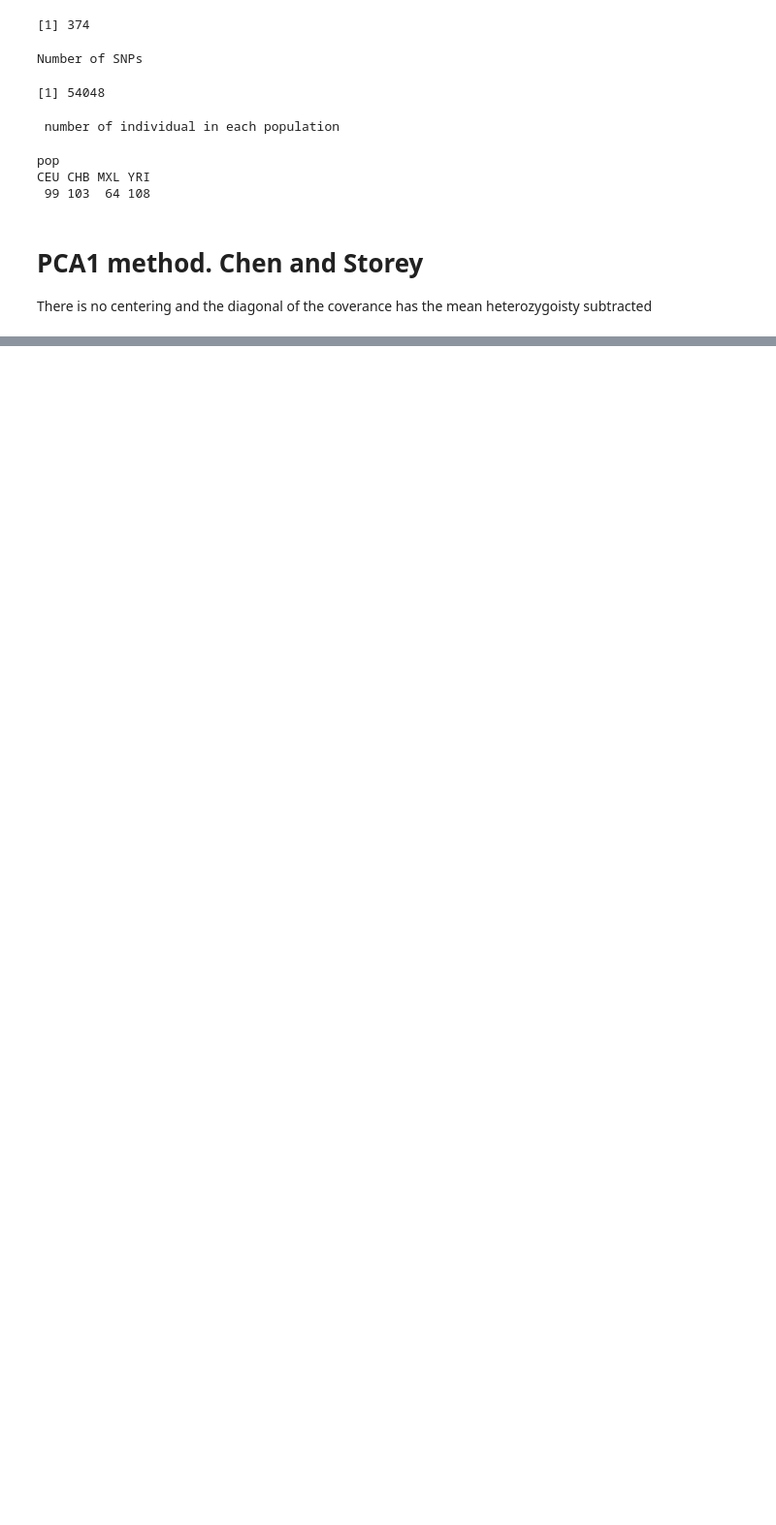
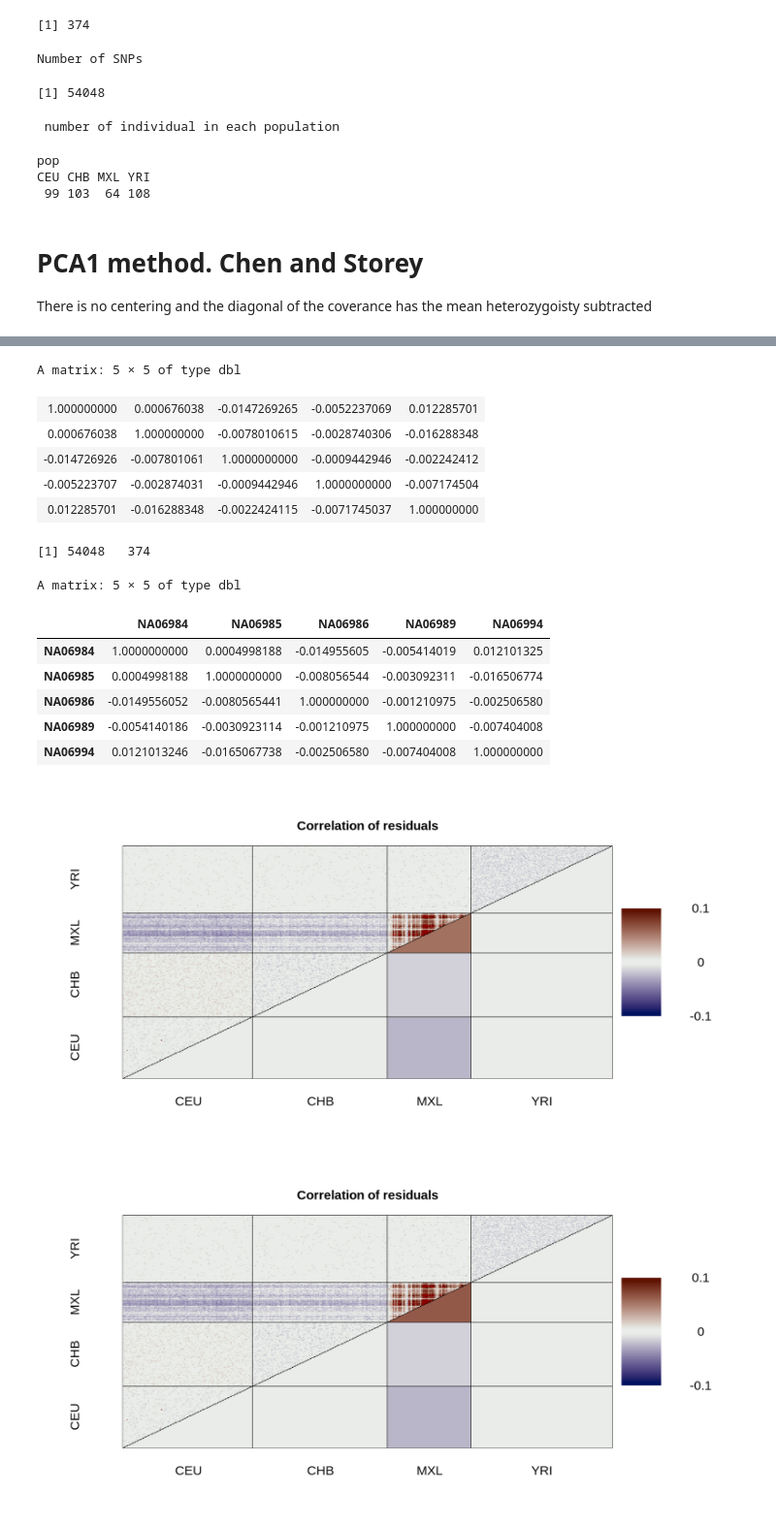
Before and after one commit to popgenDK/evalPopStructure, a Jupyter notebook: evalPCA.ipynb, the cells around one changed output, grey strips where cells are left out. Shown at 97% size. Drawn from its saved outputs; the diff is of its cells as text; code cells hidden in the pictures; blank space fills up the shorter version.

```diff
--- a/evalPCA.ipynb
+++ b/evalPCA.ipynb
@@ -116,0 +178,13 @@ get_p_hat_k_frompi <- function(pi_hat, k){
+# %%
+P <- t(Q) %*% MASS::ginv(Q %*% t(Q)) %*% Q
+
+dim(P)
+
+
+corr <- cor(rk <- g %*% (diag(N) - P))
+cor(rk)[1:5,1:5]
+dim(r <- g -2*PI)
+cor(r)[1:5,1:5]
+plotCorRes(corr,pop,max=0.1)
+plotCorRes(cor(r),pop,max=0.1)
+# %% [output]
@@ -116,0 +192,16 @@ get_p_hat_k_frompi <- function(pi_hat, k){
+A matrix: 5 × 5 of type dbl
+| 1.000000000 | 0.000676038 | -0.0147269265 | -0.0052237069 | 0.012285701 |
+| 0.000676038 | 1.000000000 | -0.0078010615 | -0.0028740306 | -0.016288348 |
+| -0.014726926 | -0.007801061 | 1.0000000000 | -0.0009442946 | -0.002242412 |
+| -0.005223707 | -0.002874031 | -0.0009442946 | 1.0000000000 | -0.007174504 |
+| 0.012285701 | -0.016288348 | -0.0022424115 | -0.0071745037 | 1.000000000 |
+[1] 54048   374
+A matrix: 5 × 5 of type dbl
+|  | NA06984 | NA06985 | NA06986 | NA06989 | NA06994 |
+| NA06984 | 1.0000000000 | 0.0004998188 | -0.014955605 | -0.005414019 | 0.012101325 |
+| NA06985 | 0.0004998188 | 1.0000000000 | -0.008056544 | -0.003092311 | -0.016506774 |
+| NA06986 | -0.0149556052 | -0.0080565441 | 1.000000000 | -0.001210975 | -0.002506580 |
+| NA06989 | -0.0054140186 | -0.0030923114 | -0.001210975 | 1.000000000 | -0.007404008 |
+| NA06994 | 0.0121013246 | -0.0165067738 | -0.002506580 | -0.007404008 | 1.000000000 |
+[figure, added]
+[figure, added]
```
Also changed, not shown: parts of 20 cells of this notebook.
